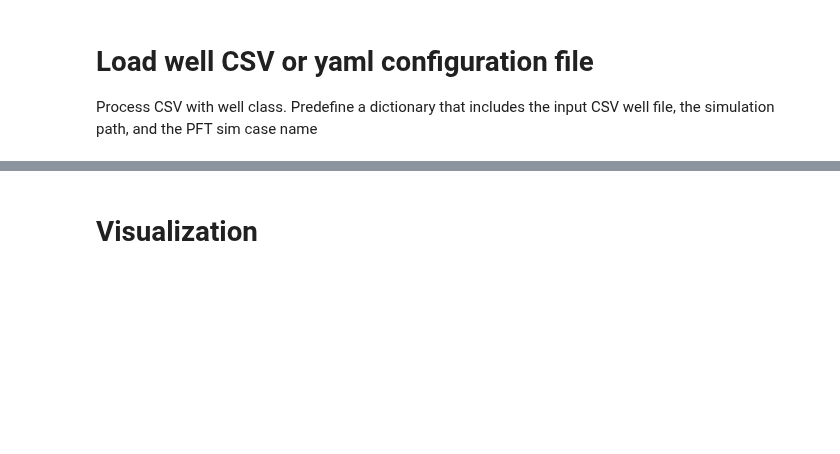
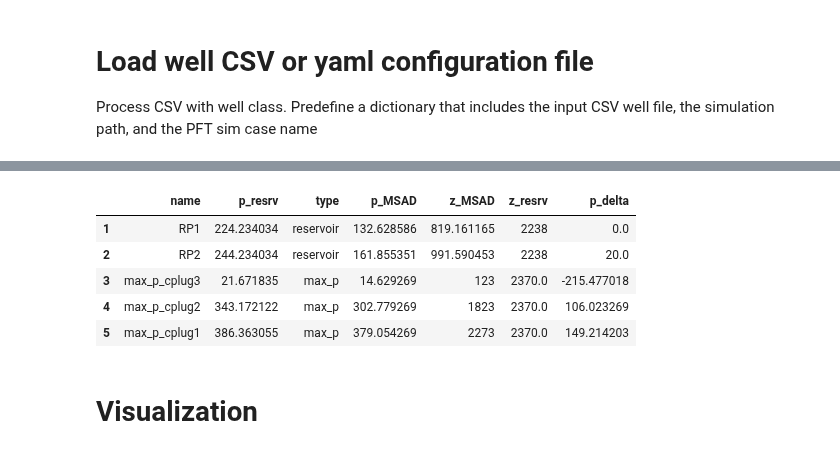
Before and after one commit to equinor/WINC_OnePager, a Jupyter notebook: notebooks/Pressure-WellClass.ipynb, the cells around one changed output, grey strips where cells are left out. Saved outputs shown, nothing was run; the diff lists cells and outputs as text; code cells hidden in the pictures; blank space fills up the shorter version.

```diff
--- a/notebooks/Pressure-WellClass.ipynb
+++ b/notebooks/Pressure-WellClass.ipynb
@@ -153,3 +170,12 @@ Reference depth: 2238
+# %%
+pd.DataFrame(my_pressure.pressure_scenarios).T
+# %% [output]
+|  | name | p_resrv | type | p_MSAD | z_MSAD | z_resrv | p_delta |
+| 1 | RP1 | 224.234034 | reservoir | 132.628586 | 819.161165 | 2238 | 0.0 |
+| 2 | RP2 | 244.234034 | reservoir | 161.855351 | 991.590453 | 2238 | 20.0 |
+| 3 | max_p_cplug3 | 21.671835 | max_p | 14.629269 | 123 | 2370.0 | -215.477018 |
+| 4 | max_p_cplug2 | 343.172122 | max_p | 302.779269 | 1823 | 2370.0 | 106.023269 |
+| 5 | max_p_cplug1 | 386.363055 | max_p | 379.054269 | 2273 | 2370.0 | 149.214203 |
 # %% [markdown]
 # Visualization
 # %%
```
Also changed, not shown: parts of 8 cells of this notebook.
